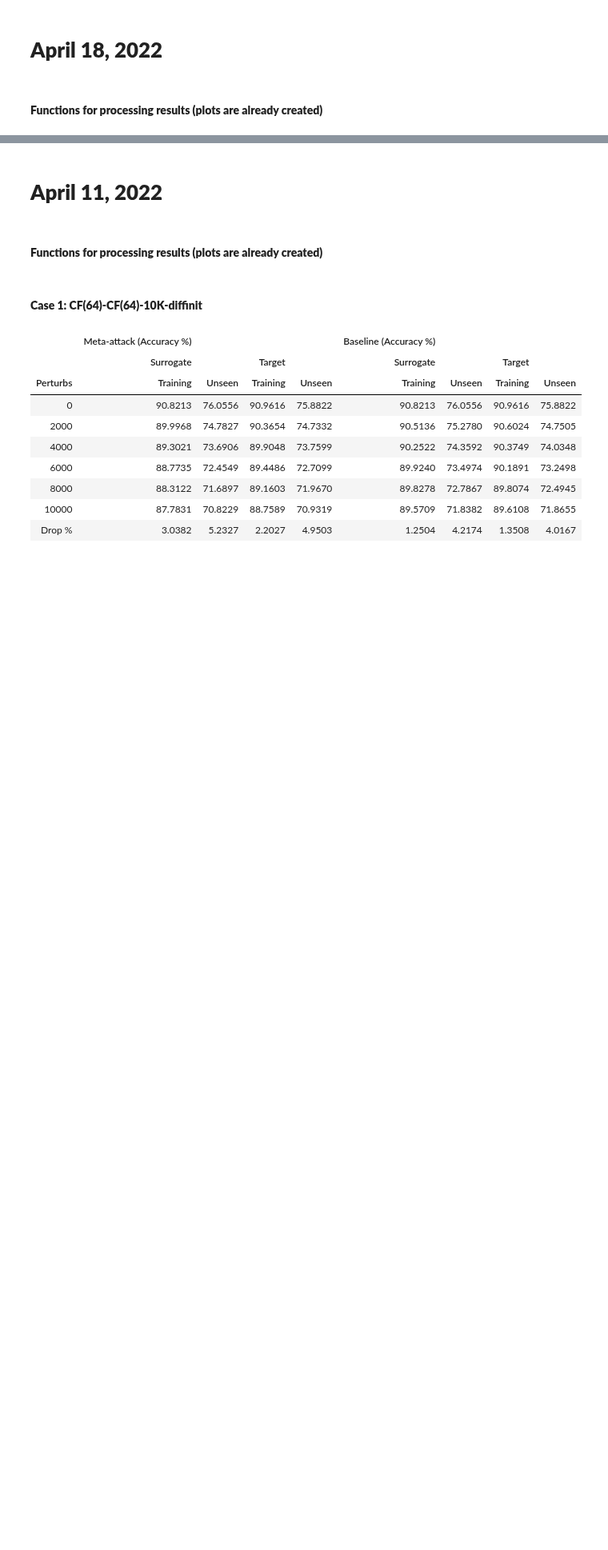
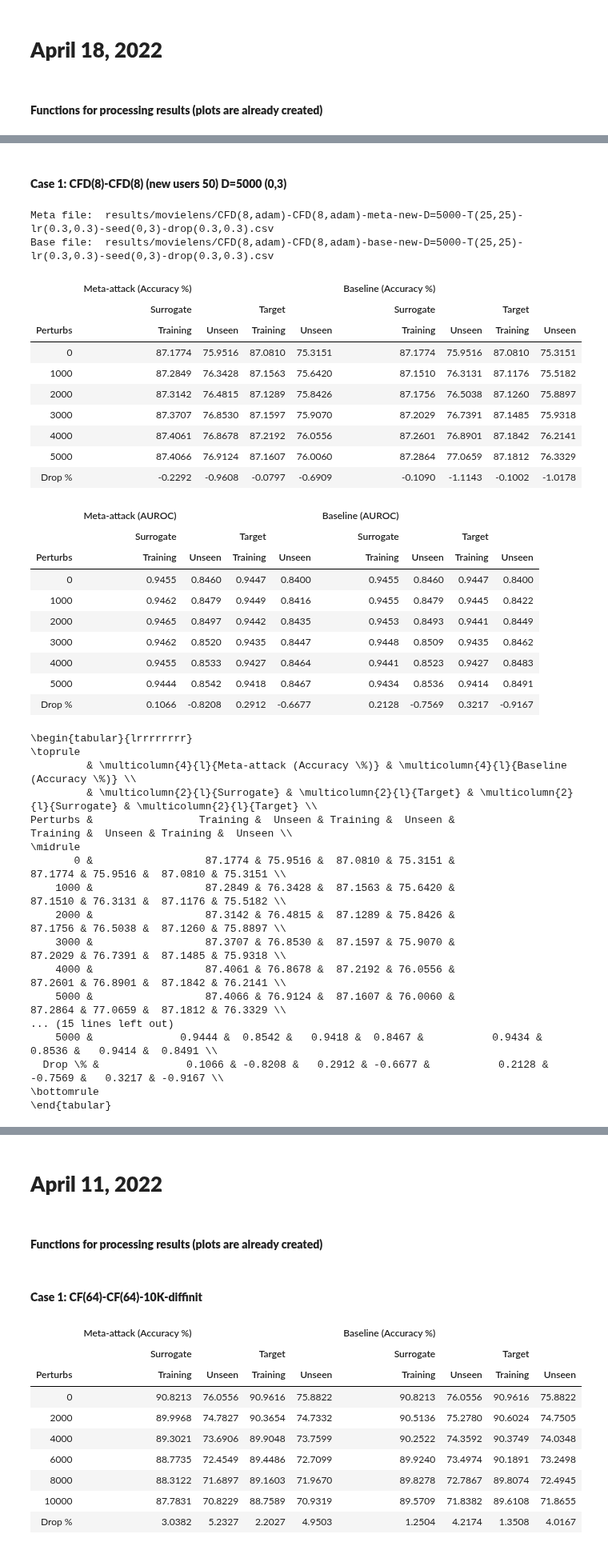
Before and after one commit to aravind-gk/RecSysAttack, a Jupyter notebook: check.ipynb, the cells around one changed output, grey strips where cells are left out. Shown at 80% size. Drawn from its saved outputs; the diff is of its cells as text; code cells hidden in the pictures; blank space fills up the shorter version.

```diff
--- a/check.ipynb
+++ b/check.ipynb
@@ -106,0 +105,45 @@ def parseResults(file_name, n_perturbs = 10000, style = True):
+# %% [markdown]
+#### **Case 1: CFD(8)-CFD(8) (new users 50) D=5000 (0,3)**
+# %%
+file_name = 'CFD(8,adam)-CFD(8,adam)-meta-new-D=5000-T(25,25)-lr(0.3,0.3)-seed(0,3)-drop(0.3,0.3)'
+parseResults(file_name, n_perturbs = 5000)
+# %% [output]
+Meta file:  results/movielens/CFD(8,adam)-CFD(8,adam)-meta-new-D=5000-T(25,25)-lr(0.3,0.3)-seed(0,3)-drop(0.3,0.3).csv
+Base file:  results/movielens/CFD(8,adam)-CFD(8,adam)-base-new-D=5000-T(25,25)-lr(0.3,0.3)-seed(0,3)-drop(0.3,0.3).csv
+|  | Meta-attack (Accuracy %) |  |  |  | Baseline (Accuracy %) |  |  |  |
+|  | Surrogate |  | Target |  | Surrogate |  | Target |  |
+| Perturbs | Training | Unseen | Training | Unseen | Training | Unseen | Training | Unseen |
+| 0 | 87.1774 | 75.9516 | 87.0810 | 75.3151 | 87.1774 | 75.9516 | 87.0810 | 75.3151 |
+| 1000 | 87.2849 | 76.3428 | 87.1563 | 75.6420 | 87.1510 | 76.3131 | 87.1176 | 75.5182 |
+| 2000 | 87.3142 | 76.4815 | 87.1289 | 75.8426 | 87.1756 | 76.5038 | 87.1260 | 75.8897 |
+| 3000 | 87.3707 | 76.8530 | 87.1597 | 75.9070 | 87.2029 | 76.7391 | 87.1485 | 75.9318 |
+| 4000 | 87.4061 | 76.8678 | 87.2192 | 76.0556 | 87.2601 | 76.8901 | 87.1842 | 76.2141 |
+| 5000 | 87.4066 | 76.9124 | 87.1607 | 76.0060 | 87.2864 | 77.0659 | 87.1812 | 76.3329 |
+| Drop % | -0.2292 | -0.9608 | -0.0797 | -0.6909 | -0.1090 | -1.1143 | -0.1002 | -1.0178 |
+|  | Meta-attack (AUROC) |  |  |  | Baseline (AUROC) |  |  |  |
+|  | Surrogate |  | Target |  | Surrogate |  | Target |  |
+| Perturbs | Training | Unseen | Training | Unseen | Training | Unseen | Training | Unseen |
+| 0 | 0.9455 | 0.8460 | 0.9447 | 0.8400 | 0.9455 | 0.8460 | 0.9447 | 0.8400 |
+| 1000 | 0.9462 | 0.8479 | 0.9449 | 0.8416 | 0.9455 | 0.8479 | 0.9445 | 0.8422 |
+| 2000 | 0.9465 | 0.8497 | 0.9442 | 0.8435 | 0.9453 | 0.8493 | 0.9441 | 0.8449 |
+| 3000 | 0.9462 | 0.8520 | 0.9435 | 0.8447 | 0.9448 | 0.8509 | 0.9435 | 0.8462 |
+| 4000 | 0.9455 | 0.8533 | 0.9427 | 0.8464 | 0.9441 | 0.8523 | 0.9427 | 0.8483 |
+| 5000 | 0.9444 | 0.8542 | 0.9418 | 0.8467 | 0.9434 | 0.8536 | 0.9414 | 0.8491 |
+| Drop % | 0.1066 | -0.8208 | 0.2912 | -0.6677 | 0.2128 | -0.7569 | 0.3217 | -0.9167 |
+\begin{tabular}{lrrrrrrrr}
+\toprule
+         & \multicolumn{4}{l}{Meta-attack (Accuracy \%)} & \multicolumn{4}{l}{Baseline (Accuracy \%)} \\
+         & \multicolumn{2}{l}{Surrogate} & \multicolumn{2}{l}{Target} & \multicolumn{2}{l}{Surrogate} & \multicolumn{2}{l}{Target} \\
+Perturbs &                 Training &  Unseen & Training &  Unseen &              Training &  Unseen & Training &  Unseen \\
+\midrule
+       0 &                  87.1774 & 75.9516 &  87.0810 & 75.3151 &               87.1774 & 75.9516 &  87.0810 & 75.3151 \\
+    1000 &                  87.2849 & 76.3428 &  87.1563 & 75.6420 &               87.1510 & 76.3131 &  87.1176 & 75.5182 \\
+    2000 &                  87.3142 & 76.4815 &  87.1289 & 75.8426 &               87.1756 & 76.5038 &  87.1260 & 75.8897 \\
+    3000 &                  87.3707 & 76.8530 &  87.1597 & 75.9070 &               87.2029 & 76.7391 &  87.1485 & 75.9318 \\
+    4000 &                  87.4061 & 76.8678 &  87.2192 & 76.0556 &               87.2601 & 76.8901 &  87.1842 & 76.2141 \\
+    5000 &                  87.4066 & 76.9124 &  87.1607 & 76.0060 &               87.2864 & 77.0659 &  87.1812 & 76.3329 \\
+... (15 lines left out)
+    5000 &              0.9444 &  0.8542 &   0.9418 &  0.8467 &           0.9434 &  0.8536 &   0.9414 &  0.8491 \\
+  Drop \% &              0.1066 & -0.8208 &   0.2912 & -0.6677 &           0.2128 & -0.7569 &   0.3217 & -0.9167 \\
+\bottomrule
+\end{tabular}
```
Also changed, not shown: parts of 11 cells of this notebook, 28 other files.
